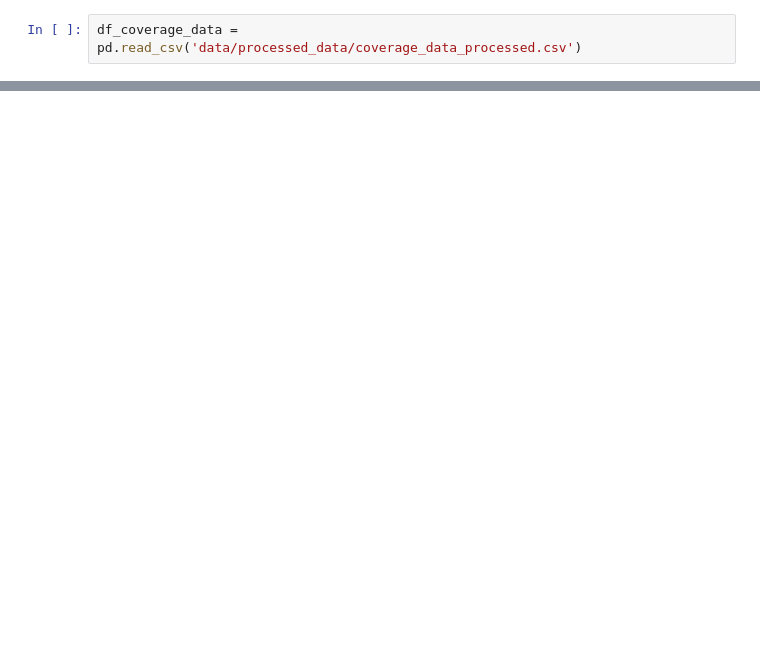
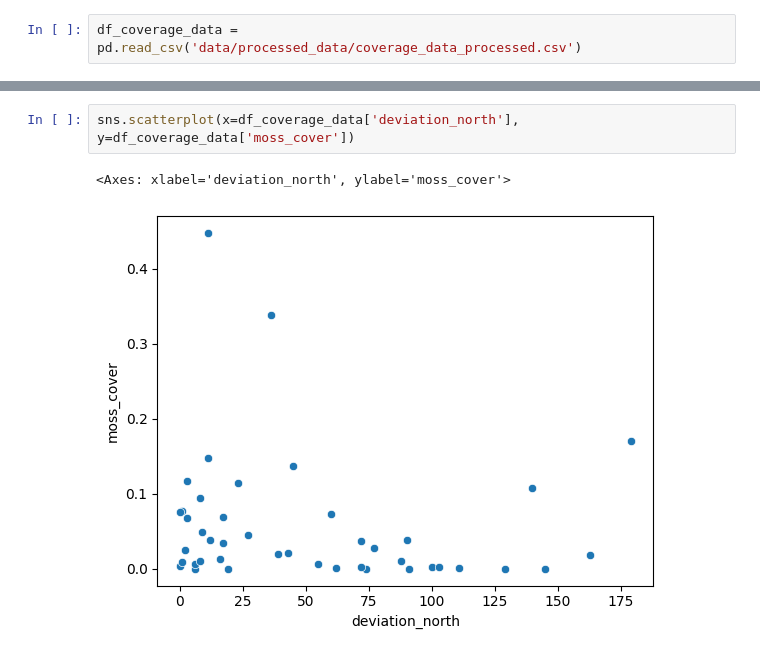
Before and after one commit to Sari-Parvillers/Vulnerable-Earth-TW1-2025, a Jupyter notebook: data_exploration.ipynb, the cells around one changed output, grey strips where cells are left out. Saved outputs shown, nothing was run; the diff lists cells and outputs as text; blank space fills up the shorter version.

```diff
--- a/data_exploration.ipynb
+++ b/data_exploration.ipynb
@@ -25,0 +37,5 @@ df_coverage_data = pd.read_csv('data/processed_data/coverage_data_processed.csv'
+# %%
+sns.scatterplot(x=df_coverage_data['deviation_north'], y=df_coverage_data['moss_cover'])
+# %% [output]
+<Axes: xlabel='deviation_north', ylabel='moss_cover'>
+[figure, added]
```
Also changed, not shown: parts of 11 cells of this notebook, 4 other files.
